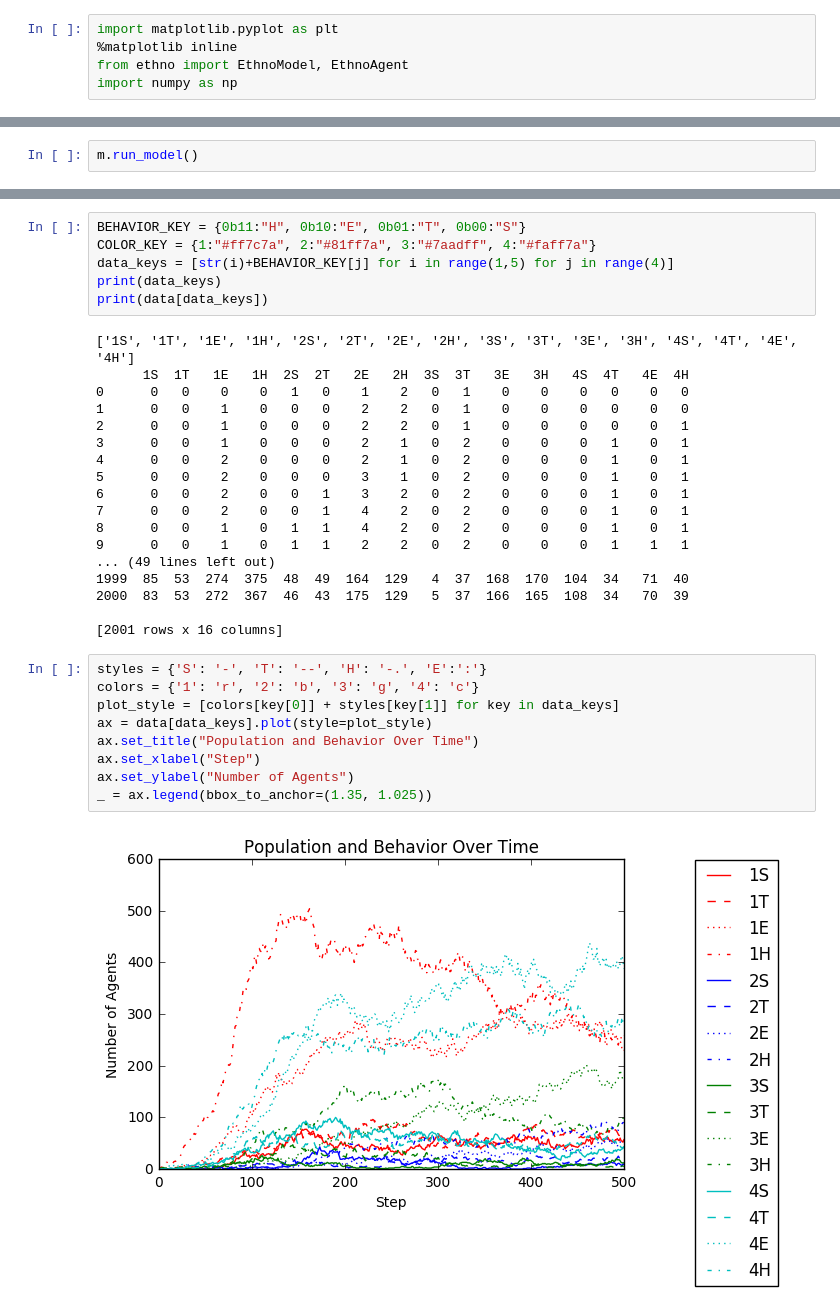
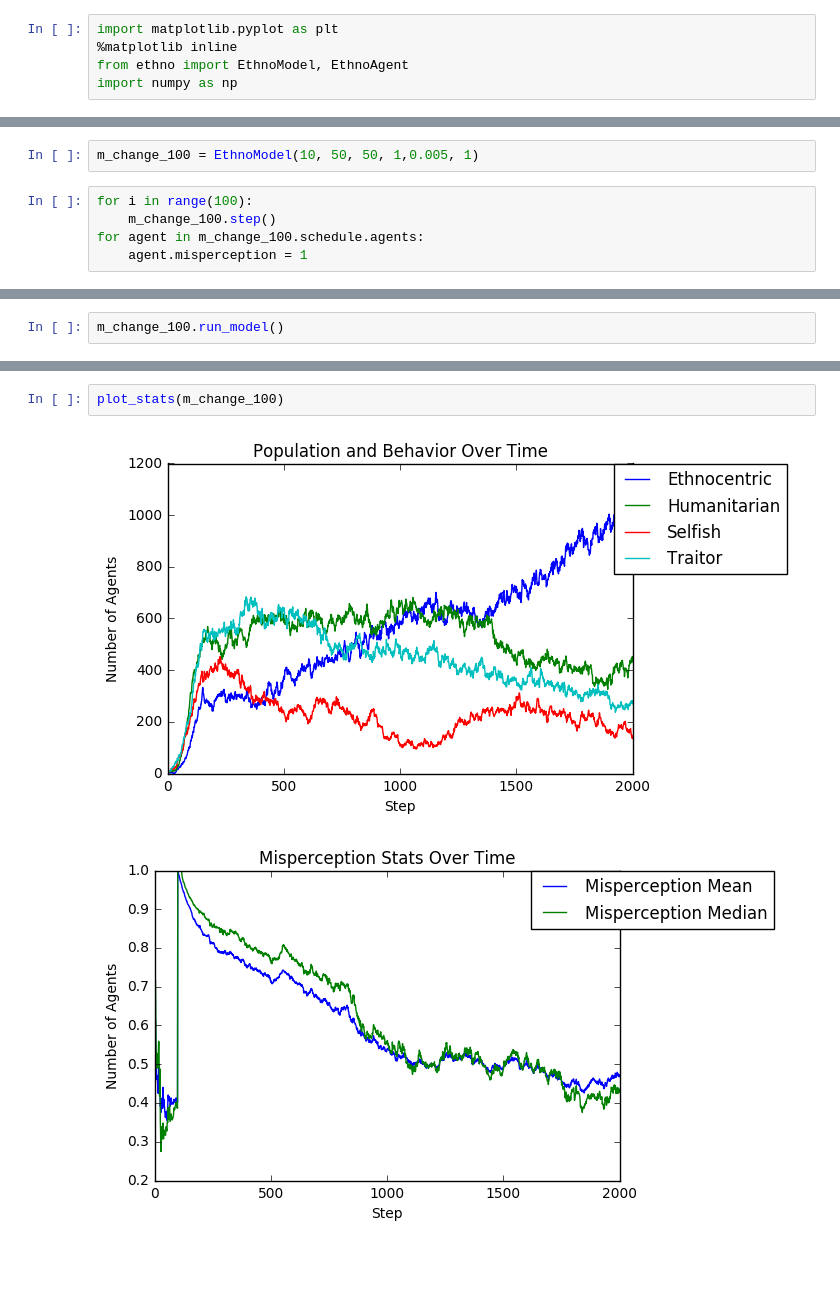
Before and after one commit to kailevy/EthnoModel, a Jupyter notebook: code/ethno_testing.ipynb, the cells around one changed output, grey strips where cells are left out. Drawn from its saved outputs; the diff is of its cells as text; blank space fills up the shorter version.

Commit message:
Add more misperception experimentation

```diff
--- a/code/ethno_testing.ipynb
+++ b/code/ethno_testing.ipynb
@@ -7,0 +48,7 @@ m = EthnoModel(5,50,50,1,0.005, 1, [0b00, 0b01, 0b10, 0b11], max_iters=2000)
+# %%
+m_change_100 = EthnoModel(10, 50, 50, 1,0.005, 1)
+# %%
+for i in range(100):
+    m_change_100.step()
+for agent in m_change_100.schedule.agents:
+    agent.misperception = 1
@@ -8,2 +73,2 @@ m = EthnoModel(5,50,50,1,0.005, 1, [0b00, 0b01, 0b10, 0b11], max_iters=2000)
 # %%
-m.run_model()
+m_change_100.run_model()
@@ -72,35 +75,5 @@ misper_data
-# %%
-BEHAVIOR_KEY = {0b11:"H", 0b10:"E", 0b01:"T", 0b00:"S"}
-COLOR_KEY = {1:"#ff7c7a", 2:"#81ff7a", 3:"#7aadff", 4:"#faff7a"}
-data_keys = [str(i)+BEHAVIOR_KEY[j] for i in range(1,5) for j in range(4)]
-print(data_keys)
-print(data[data_keys])
-# %% [output]
-['1S', '1T', '1E', '1H', '2S', '2T', '2E', '2H', '3S', '3T', '3E', '3H', '4S', '4T', '4E', '4H']
-      1S  1T   1E   1H  2S  2T   2E   2H  3S  3T   3E   3H   4S  4T   4E  4H
-0      0   0    0    0   1   0    1    2   0   1    0    0    0   0    0   0
-1      0   0    1    0   0   0    2    2   0   1    0    0    0   0    0   0
-2      0   0    1    0   0   0    2    2   0   1    0    0    0   0    0   1
-3      0   0    1    0   0   0    2    1   0   2    0    0    0   1    0   1
-4      0   0    2    0   0   0    2    1   0   2    0    0    0   1    0   1
-5      0   0    2    0   0   0    3    1   0   2    0    0    0   1    0   1
-6      0   0    2    0   0   1    3    2   0   2    0    0    0   1    0   1
-7      0   0    2    0   0   1    4    2   0   2    0    0    0   1    0   1
-8      0   0    1    0   1   1    4    2   0   2    0    0    0   1    0   1
-9      0   0    1    0   1   1    2    2   0   2    0    0    0   1    1   1
-... (49 lines left out)
-1999  85  53  274  375  48  49  164  129   4  37  168  170  104  34   71  40
-2000  83  53  272  367  46  43  175  129   5  37  166  165  108  34   70  39
-
-[2001 rows x 16 columns]
-# %%
-styles = {'S': '-', 'T': '--', 'H': '-.', 'E':':'}
-colors = {'1': 'r', '2': 'b', '3': 'g', '4': 'c'}
-plot_style = [colors[key[0]] + styles[key[1]] for key in data_keys]
-ax = data[data_keys].plot(style=plot_style)
-ax.set_title("Population and Behavior Over Time")
-ax.set_xlabel("Step")
-ax.set_ylabel("Number of Agents")
-_ = ax.legend(bbox_to_anchor=(1.35, 1.025))
-# %% [output]
-[figure, removed]
+# %%
+plot_stats(m_change_100)
+# %% [output]
+[figure, added]
+[figure, added]
```
Also changed, not shown: parts of 16 cells of this notebook, 1 other file.
